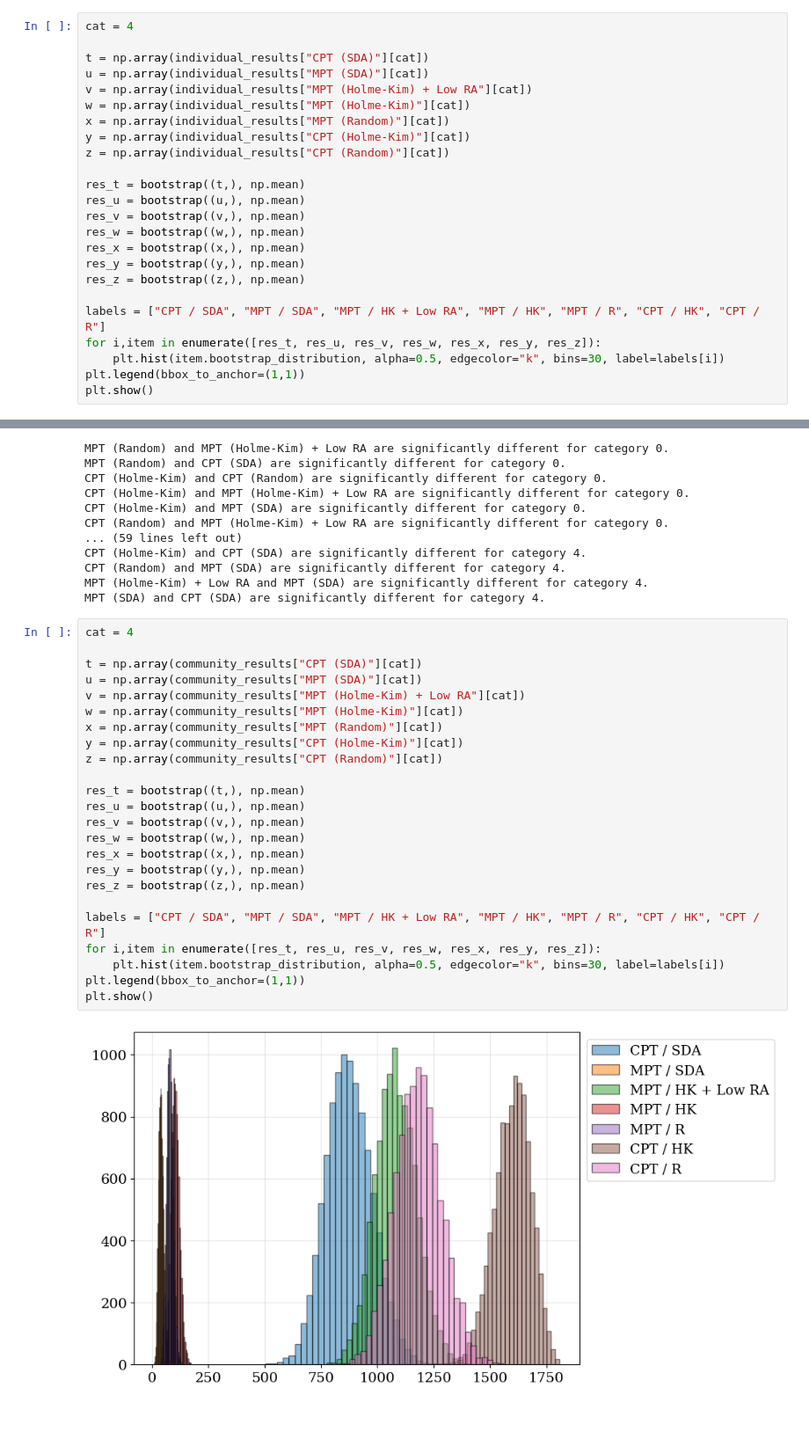
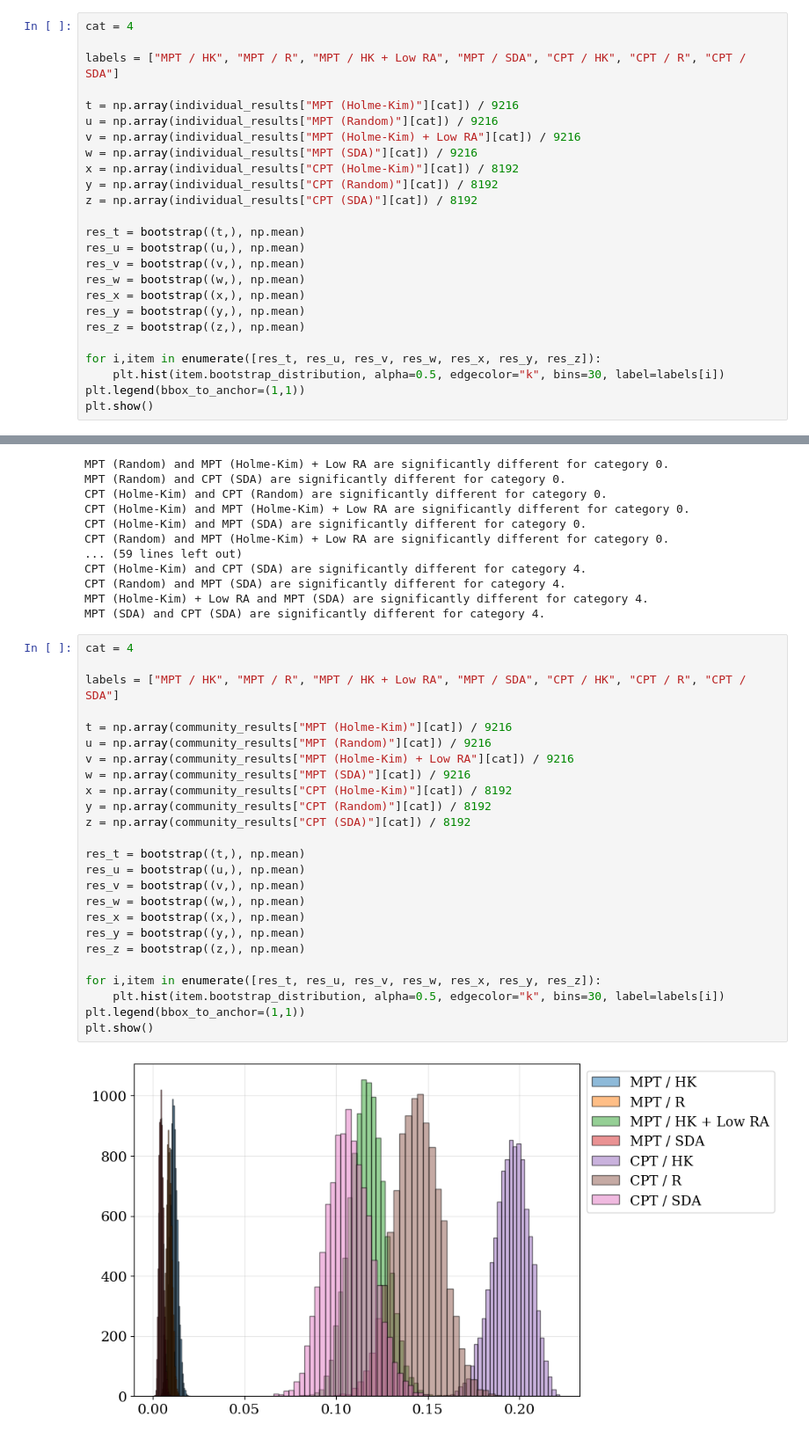
Before and after one commit to charlesaugdupont/poverty-trap, a Jupyter notebook: notebooks/Confidence_Intervals.ipynb, the cells around one changed output, grey strips where cells are left out. Shown at 88% size. Saved outputs shown, nothing was run; the diff lists cells and outputs as text.

```diff
--- a/notebooks/Confidence_Intervals.ipynb
+++ b/notebooks/Confidence_Intervals.ipynb
@@ -99,13 +101,15 @@ MPT (SDA) and CPT (SDA) are significantly different for category 4.
 # %%
 cat = 4
 
-t = np.array(individual_results["CPT (SDA)"][cat])
-u = np.array(individual_results["MPT (SDA)"][cat])
-v = np.array(individual_results["MPT (Holme-Kim) + Low RA"][cat])
-w = np.array(individual_results["MPT (Holme-Kim)"][cat])
-x = np.array(individual_results["MPT (Random)"][cat])
-y = np.array(individual_results["CPT (Holme-Kim)"][cat])
-z = np.array(individual_results["CPT (Random)"][cat])
+labels = ["MPT / HK", "MPT / R", "MPT / HK + Low RA", "MPT / SDA", "CPT / HK", "CPT / R", "CPT / SDA"]
+
+t = np.array(individual_results["MPT (Holme-Kim)"][cat]) / 9216
+u = np.array(individual_results["MPT (Random)"][cat]) / 9216
+v = np.array(individual_results["MPT (Holme-Kim) + Low RA"][cat]) / 9216
+w = np.array(individual_results["MPT (SDA)"][cat]) / 9216
+x = np.array(individual_results["CPT (Holme-Kim)"][cat]) / 8192
+y = np.array(individual_results["CPT (Random)"][cat]) / 8192
+z = np.array(individual_results["CPT (SDA)"][cat]) / 8192
 
 res_t = bootstrap((t,), np.mean)
 res_u = bootstrap((u,), np.mean)
@@ -115,7 +119,6 @@ res_x = bootstrap((x,), np.mean)
 res_y = bootstrap((y,), np.mean)
 res_z = bootstrap((z,), np.mean)
 
-labels = ["CPT / SDA", "MPT / SDA", "MPT / HK + Low RA", "MPT / HK", "MPT / R", "CPT / HK", "CPT / R"]
 for i,item in enumerate([res_t, res_u, res_v, res_w, res_x, res_y, res_z]):
     plt.hist(item.bootstrap_distribution, alpha=0.5, edgecolor="k", bins=30, label=labels[i])
 plt.legend(bbox_to_anchor=(1,1))
@@ -163,26 +166,27 @@ MPT (SDA) and CPT (SDA) are significantly different for category 4.
 # %%
 cat = 4
 
-t = np.array(community_results["CPT (SDA)"][cat])
-u = np.array(community_results["MPT (SDA)"][cat])
-v = np.array(community_results["MPT (Holme-Kim) + Low RA"][cat])
-w = np.array(community_results["MPT (Holme-Kim)"][cat])
-x = np.array(community_results["MPT (Random)"][cat])
-y = np.array(community_results["CPT (Holme-Kim)"][cat])
-z = np.array(community_results["CPT (Random)"][cat])
+labels = ["MPT / HK", "MPT / R", "MPT / HK + Low RA", "MPT / SDA", "CPT / HK", "CPT / R", "CPT / SDA"]
+
+t = np.array(community_results["MPT (Holme-Kim)"][cat]) / 9216
+u = np.array(community_results["MPT (Random)"][cat]) / 9216
+v = np.array(community_results["MPT (Holme-Kim) + Low RA"][cat]) / 9216
+w = np.array(community_results["MPT (SDA)"][cat]) / 9216
+x = np.array(community_results["CPT (Holme-Kim)"][cat]) / 8192
+y = np.array(community_results["CPT (Random)"][cat]) / 8192
+z = np.array(community_results["CPT (SDA)"][cat]) / 8192
 
 res_t = bootstrap((t,), np.mean)
 res_u = bootstrap((u,), np.mean)
 res_v = bootstrap((v,), np.mean)
 res_w = bootstrap((w,), np.mean)
 res_x = bootstrap((x,), np.mean)
 res_y = bootstrap((y,), np.mean)
 res_z = bootstrap((z,), np.mean)
 
-labels = ["CPT / SDA", "MPT / SDA", "MPT / HK + Low RA", "MPT / HK", "MPT / R", "CPT / HK", "CPT / R"]
 for i,item in enumerate([res_t, res_u, res_v, res_w, res_x, res_y, res_z]):
     plt.hist(item.bootstrap_distribution, alpha=0.5, edgecolor="k", bins=30, label=labels[i])
 plt.legend(bbox_to_anchor=(1,1))
 plt.show()
 # %% [output]
-[figure, old version]
+[figure, new version]
```
Also changed, not shown: parts of 4 cells of this notebook, 3 other files.
